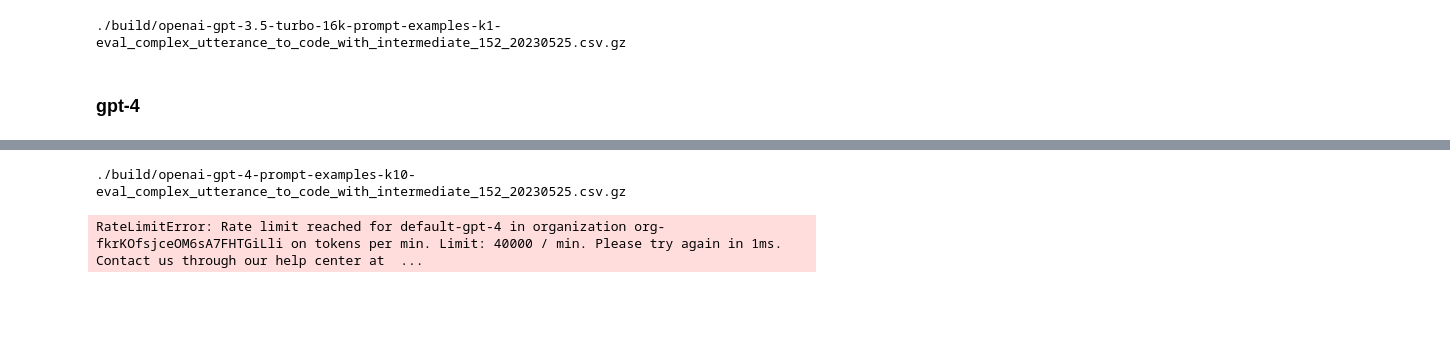
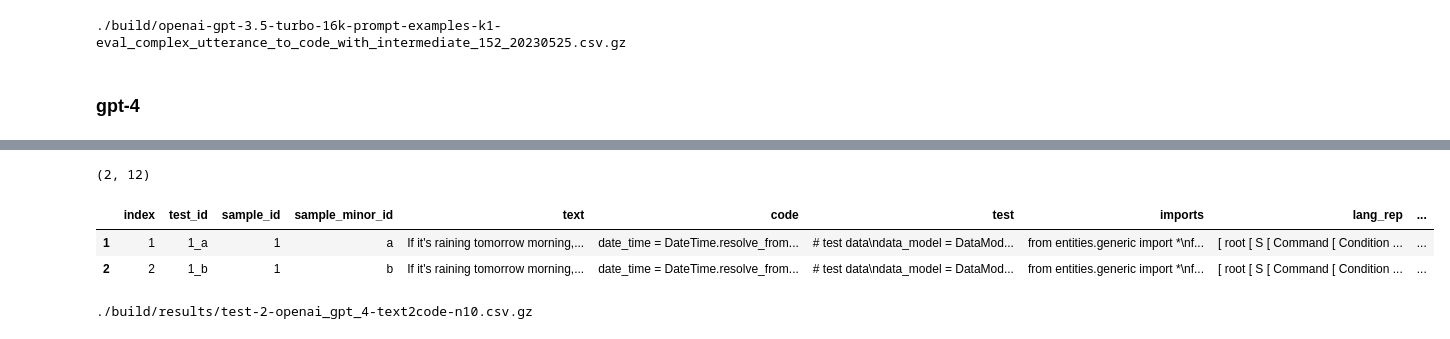
Before and after one commit to asafam/complex-utterance-to-code, a Jupyter notebook: notebooks/openai_test.ipynb, the cells around one changed output, grey strips where cells are left out. Saved outputs shown, nothing was run; the diff lists cells and outputs as text; code cells hidden in the pictures; blank space fills up the shorter version.

```diff
--- a/notebooks/openai_test.ipynb
+++ b/notebooks/openai_test.ipynb
@@ -111,5 +143,8 @@ len(tokenizer(" ".join([p['content'] for p in prompt]) if chat_format else promp
 # %%
-file_name = 'eval_complex_utterance_to_code_with_intermediate_152_20230525.csv.gz'
-base_path = '/Users/asaf/Workspace/biu/complex-utterance-to-code/build'
-eval_df = pd.read_csv(os.path.join(base_path, file_name))
-eval_df = eval_df.reset_index()  # make sure indexes pair with number of rows
+FILE_NAME = 'eval_complex_utterance_to_code_with_intermediate_152_20231112.csv.gz'
+BASE_PATH = '/Users/asaf/Workspace/biu/complex-utterance-to-code/build'
+
+def load_eval_data(file_name: str = FILE_NAME, base_path: str = BASE_PATH) -> pd.DataFrame:
+    eval_df = pd.read_csv(os.path.join(base_path, file_name))
+    eval_df = eval_df.reset_index()  # make sure indexes pair with number of rows
+    return eval_df
@@ -627,43 +651,14 @@ else:
-# %%
-responses_file_path = f'./build/openai-{MODEL_NAME}-prompt-{prompt_type}-k{k}-{file_name}'
-print(responses_file_path)
-# %% [output]
-./build/openai-gpt-4-prompt-examples-k10-eval_complex_utterance_to_code_with_intermediate_152_20230525.csv.gz
-# %%
-eval_df.sort_index(inplace=True)
-eval_oai_df = pd.read_csv(responses_file_path, compression='gzip') if os.path.exists(responses_file_path) else eval_df.copy()
-eval_oai_df.set_index(id_labels, inplace=True)
-eval_oai_df.sort_index(inplace=True)
-
-responses = []
-force = False
-for i, row  in tqdm.notebook.tqdm(eval_df.iterrows(), total=eval_df.shape[0], desc="Processing records"):
-    index = tuple(row[id_label] for id_label in id_labels)
-    if not force and 'output' in eval_oai_df.loc[index] and not pd.isnull(eval_oai_df.loc[index]['output']):
-        time.sleep(0.01)
-    else:
-        response = openai.ChatCompletion.create(
-            model=MODEL_NAME,
-            messages= [{"role": "system", "content": "You are a code programmer."}] +
-                base_messages +
-                [{"role": "user", "content": f"Transform the following English text to code:\n{row['text']}"}],
-            max_tokens=1000,
-            n=k
-        )
-        responses.append(response)
-
-        outputs = [x['message']['content'] for x in response['choices']]
-        outputs = [output.replace("code:\n", "").strip() for output in outputs]
-        ks = list(np.arange(k))
-
-        eval_oai_df['output'] = eval_oai_df['output'].astype(object) if 'output' in eval_oai_df.columns else None
-        eval_oai_df.loc[:, 'output'].loc[index] = [outputs]
-        eval_oai_df['k'] = eval_oai_df['k'].astype(object) if 'k' in eval_oai_df.columns else None
-        eval_oai_df.loc[:, 'k'].loc[index] = [ks]
-        eval_oai_df = eval_oai_df.explode(['output', 'k'])
-
-        eval_oai_df.to_csv(responses_file_path, index=True, compression='gzip')
-
-        time.sleep(wait_time_in_seconds)
-# %% [output]
-RateLimitError: Rate limit reached for default-gpt-4 in organization org-fkrKOfsjceOM6sA7FHTGiLli on tokens per min. Limit: 40000 / min. Please try again in 1ms. Contact us through our help center at  ...
+# %%
+test_df = load_eval_data()[1:3]
+print(test_df.shape)
+test_df.head(3)
+# %% [output]
+(2, 12)
+|  | index | test_id | sample_id | sample_minor_id | text | code | test | imports | lang_rep | ... |
+| 1 | 1 | 1_a | 1 | a | If it's raining tomorrow morning,... | date_time = DateTime.resolve_from... | # test data\ndata_model = DataMod... | from entities.generic import *\nf... | [ root [ S [ Command [ Condition ... | ... |
+| 2 | 2 | 1_b | 1 | b | If it's raining tomorrow morning,... | date_time = DateTime.resolve_from... | # test data\ndata_model = DataMod... | from entities.generic import *\nf... | [ root [ S [ Command [ Condition ... | ... |
+# %%
+results_file_path = f"./build/results/test-{str(test_df.shape[0])}-{model_id}-{slug}-n{n}.csv.gz"
+print(results_file_path)
+# %% [output]
+./build/results/test-2-openai_gpt_4-text2code-n10.csv.gz
```
Also changed, not shown: parts of 25 cells of this notebook, 6 other files.
